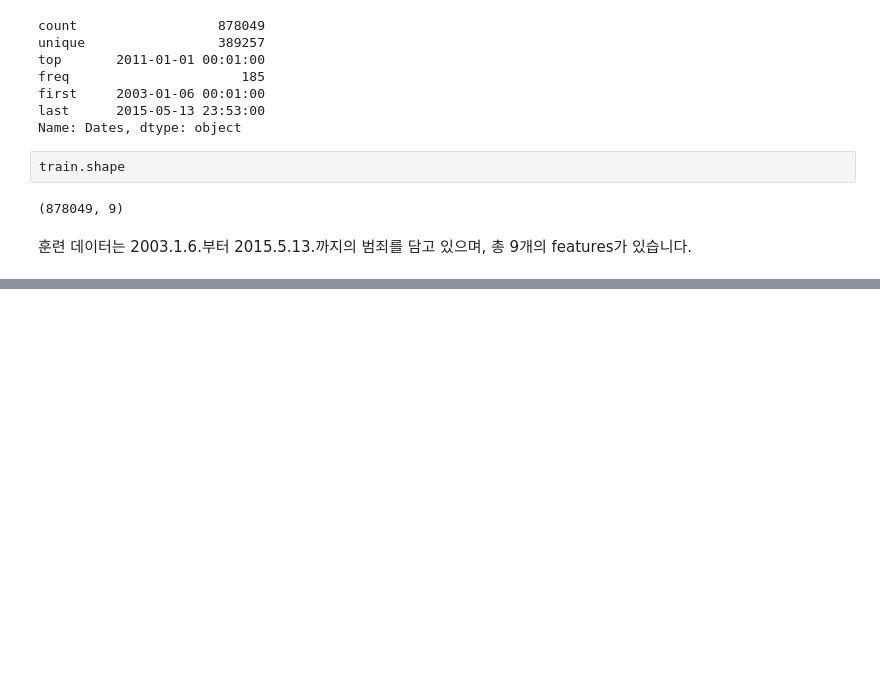
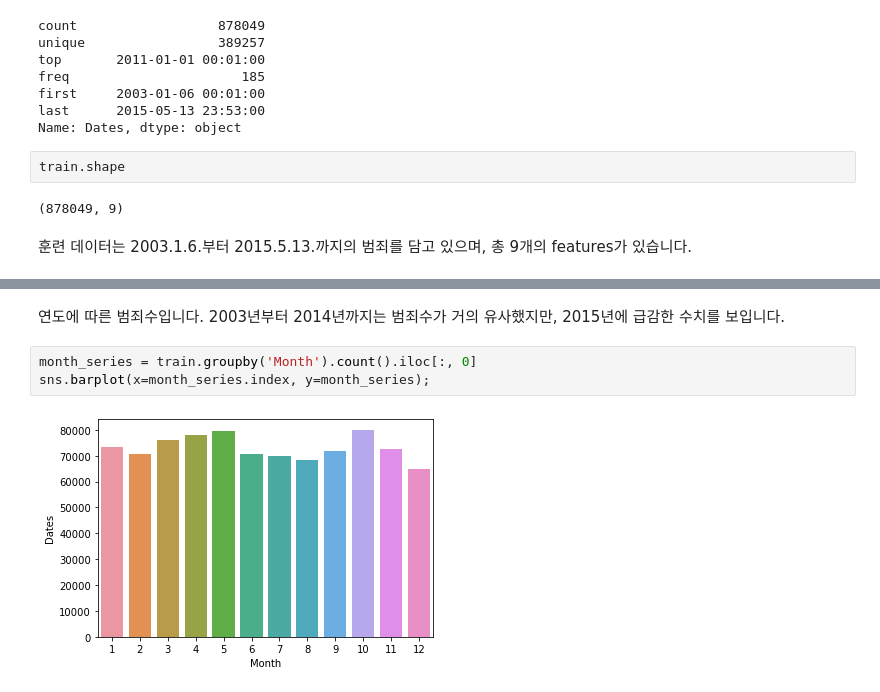
Before and after one commit to BaekKyunShin/Kaggle, a Jupyter notebook: SanFrancisco_Crime_Classification/4. San Francisco Crime Classification from a top ranker.ipynb, the cells around one changed output, grey strips where cells are left out. Drawn from its saved outputs; the diff is of its cells as text; blank space fills up the shorter version.

```diff
--- a/SanFrancisco_Crime_Classification/4. San Francisco Crime Classification from a top ranker.ipynb
+++ b/SanFrancisco_Crime_Classification/4. San Francisco Crime Classification from a top ranker.ipynb
@@ -66,0 +169,7 @@ train.head()
+# %% [markdown]
+연도에 따른 범죄수입니다. 2003년부터 2014년까지는 범죄수가 거의 유사했지만, 2015년에 급감한 수치를 보입니다.
+# %%
+month_series = train.groupby('Month').count().iloc[:, 0]
+sns.barplot(x=month_series.index, y=month_series);
+# %% [output]
+[figure, added]
```
Also changed, not shown: parts of 21 cells of this notebook.
